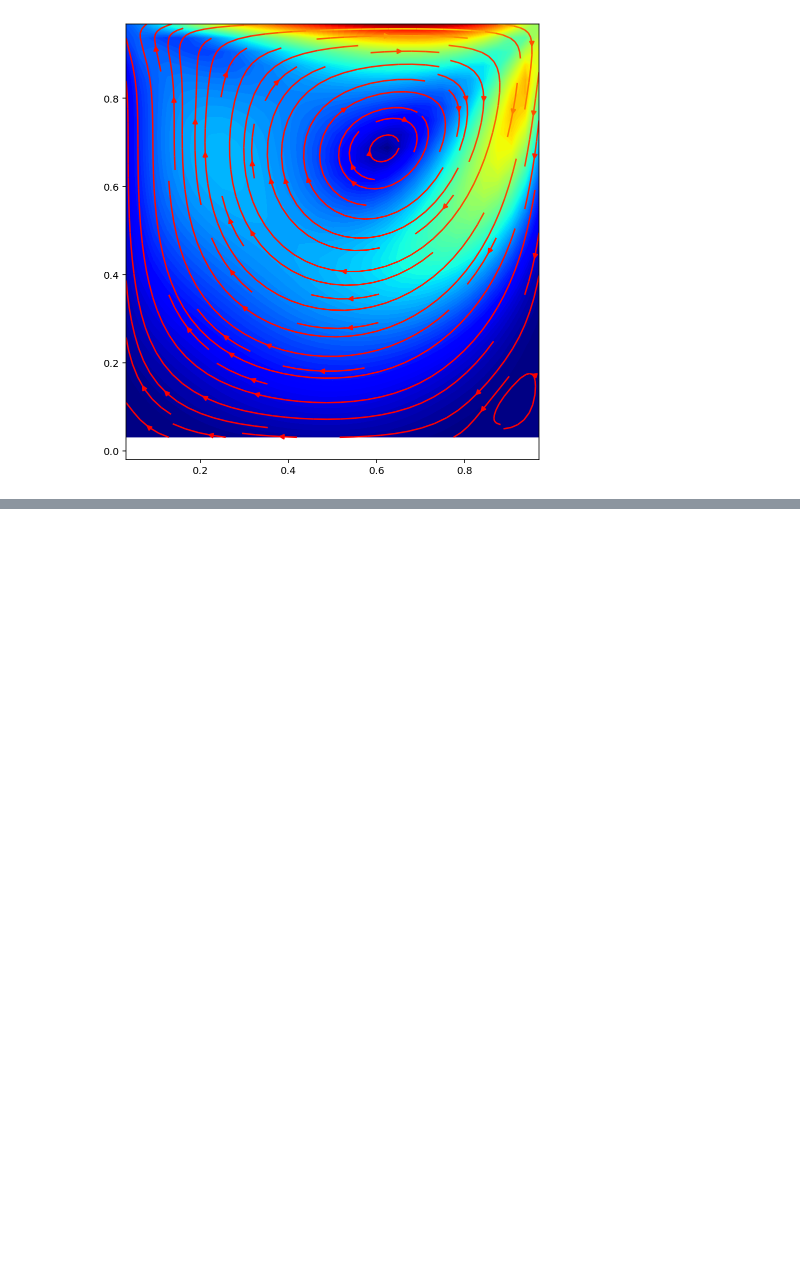
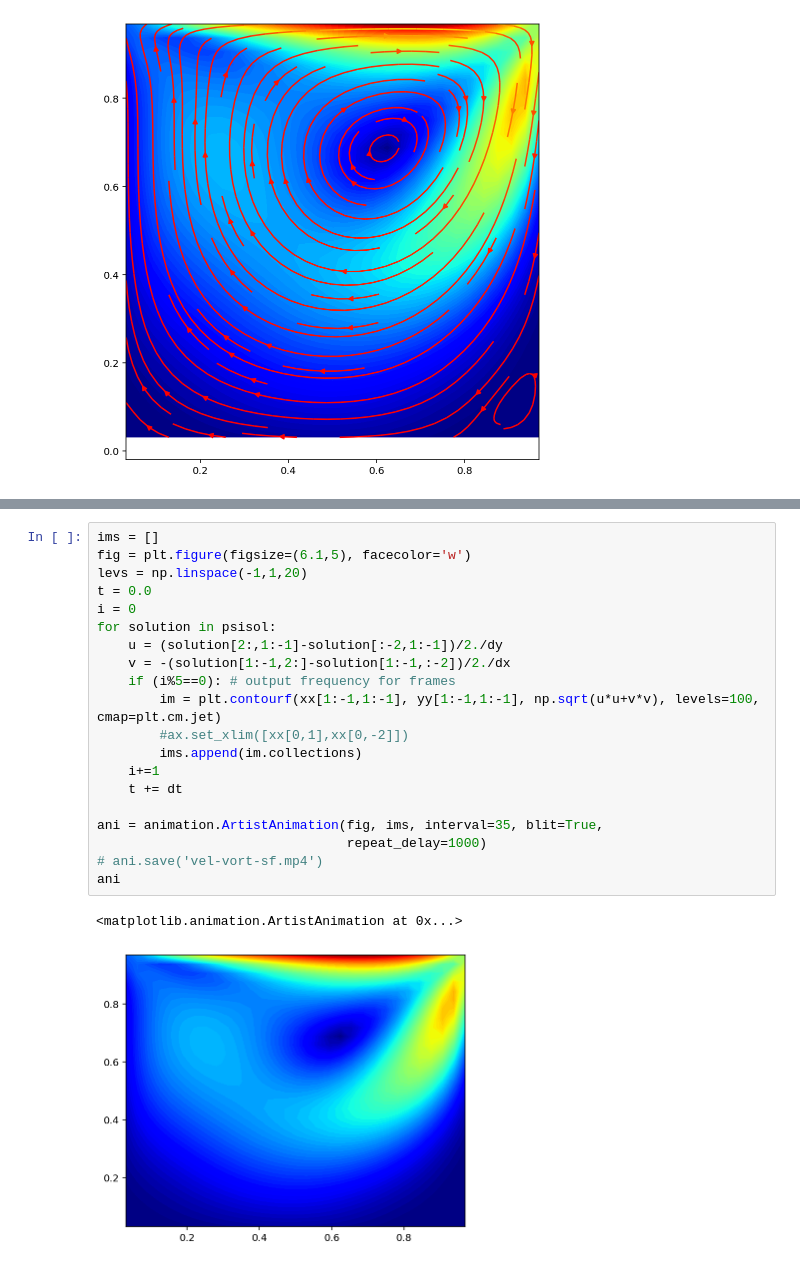
Before and after one commit to mattwilliams06/PythonCFD, a Jupyter notebook: uCFD/2D_vorticity_streamfunction.ipynb, the cells around one changed output, grey strips where cells are left out. Drawn from its saved outputs; the diff is of its cells as text; blank space fills up the shorter version.

```diff
--- a/uCFD/2D_vorticity_streamfunction.ipynb
+++ b/uCFD/2D_vorticity_streamfunction.ipynb
@@ -172,0 +204,23 @@ ax.set_aspect(1)
+# %%
+ims = []
+fig = plt.figure(figsize=(6.1,5), facecolor='w')
+levs = np.linspace(-1,1,20)
+t = 0.0
+i = 0
+for solution in psisol:
+    u = (solution[2:,1:-1]-solution[:-2,1:-1])/2./dy
+    v = -(solution[1:-1,2:]-solution[1:-1,:-2])/2./dx
+    if (i%5==0): # output frequency for frames
+        im = plt.contourf(xx[1:-1,1:-1], yy[1:-1,1:-1], np.sqrt(u*u+v*v), levels=100, cmap=plt.cm.jet)
+        #ax.set_xlim([xx[0,1],xx[0,-2]])
+        ims.append(im.collections)
+    i+=1
+    t += dt
+
+ani = animation.ArtistAnimation(fig, ims, interval=35, blit=True,
+                                repeat_delay=1000)
+# ani.save('vel-vort-sf.mp4')
+ani
+# %% [output]
+<matplotlib.animation.ArtistAnimation at 0x...>
+[figure, added]
```
Also changed, not shown: parts of 3 cells of this notebook, 1 other file.
